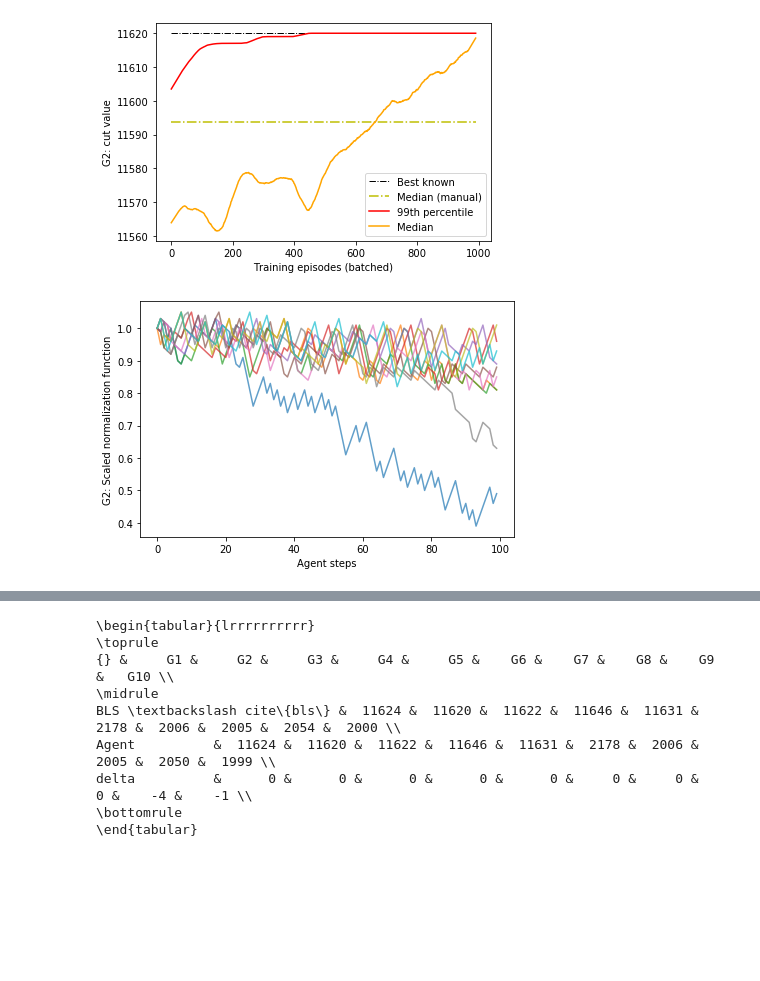
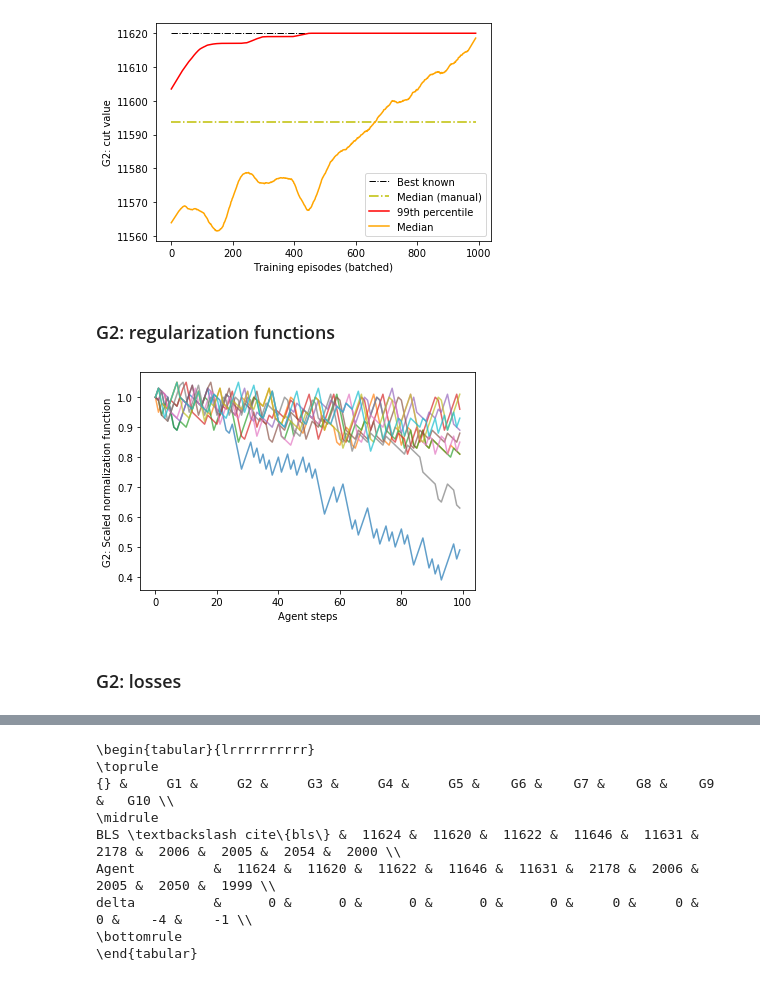
Before and after one commit to BeloborodovDS/SIMCIM-RL, a Jupyter notebook: plot.ipynb, the cells around one changed output, grey strips where cells are left out. Cells and saved outputs as stored; diff of their text form; code cells hidden in the pictures; blank space fills up the shorter version.

```diff
--- a/plot.ipynb
+++ b/plot.ipynb
@@ -92,0 +125,33 @@ array([[0.99917638, 0.99964042],
+# %%
+options = {
+    'popsize': 10,
+    'bounds': [np.array([0,0,0]), np.array([1,1,1])],
+    'maxfevals': 499,
+    'maxiter': 100000
+}
+
+cma_data = []
+
+for g in range(1,11):
+    for seed in range(3):
+        set_seed(seed)
+        options['seed'] = seed+1
+        sim_cost = make_sim_cost(g, config, batch_size, np.array([-2, -2, -3]), np.array([1,1,3]))
+
+        es = cma.CMAEvolutionStrategy(3*[0.5], 0.5, options)
+        while not es.stop():
+            solutions = es.ask()
+            es.tell(solutions, [sim_cost(x) for x in solutions])
+            es.logger.add()
+            #es.disp()
+
+        cuts, score = sim_cost(es.best.x, raw=True)
+        mx = np.max(cuts) / gbench[g]
+        md = np.median(cuts) / gbench[g]
+        solved = float(mx >= 1)
+        d = np.array([[mx,md,solved]]).T
+        cma_data.append(d)
+
+        print("G{}, seed {} | best {}, reproduced {}".format(g, seed, -es.best.f, -score))
+
+cma_data = np.mean(cma_data, axis=0)
@@ -267,6 +370,7 @@ median
 # %%
 perc = []
 med = []
+graph = 2
 
 for s in [1,2,3]:
     with open('checkpoints/ppo/ref-G{}-seed{}.res'.format(graph, s)) as f:
@@ -292,15 +396,19 @@ plt.legend()
 plt.savefig('plots_paper/median.pdf')
 # %% [output]
 [figure]
+# %% [markdown]
+### G2: regularization functions
 # %%
 plt.plot(res['spumps'], alpha=0.7)
 plt.ylabel('G2: Scaled normalization function')
 plt.xlabel('Agent steps')
-plt.tight_layout()
+#plt.tight_layout()
 plt.savefig('plots_paper/pumps.pdf')
 plt.show()
 # %% [output]
-[figure, old version]
+[figure, new version]
+# %% [markdown]
+### G2: losses
 # %%
 with open('checkpoints/ppo/ref-G2-seed3.res') as f:
     res = json.load(f)
```
Also changed, not shown: parts of 21 cells of this notebook.
